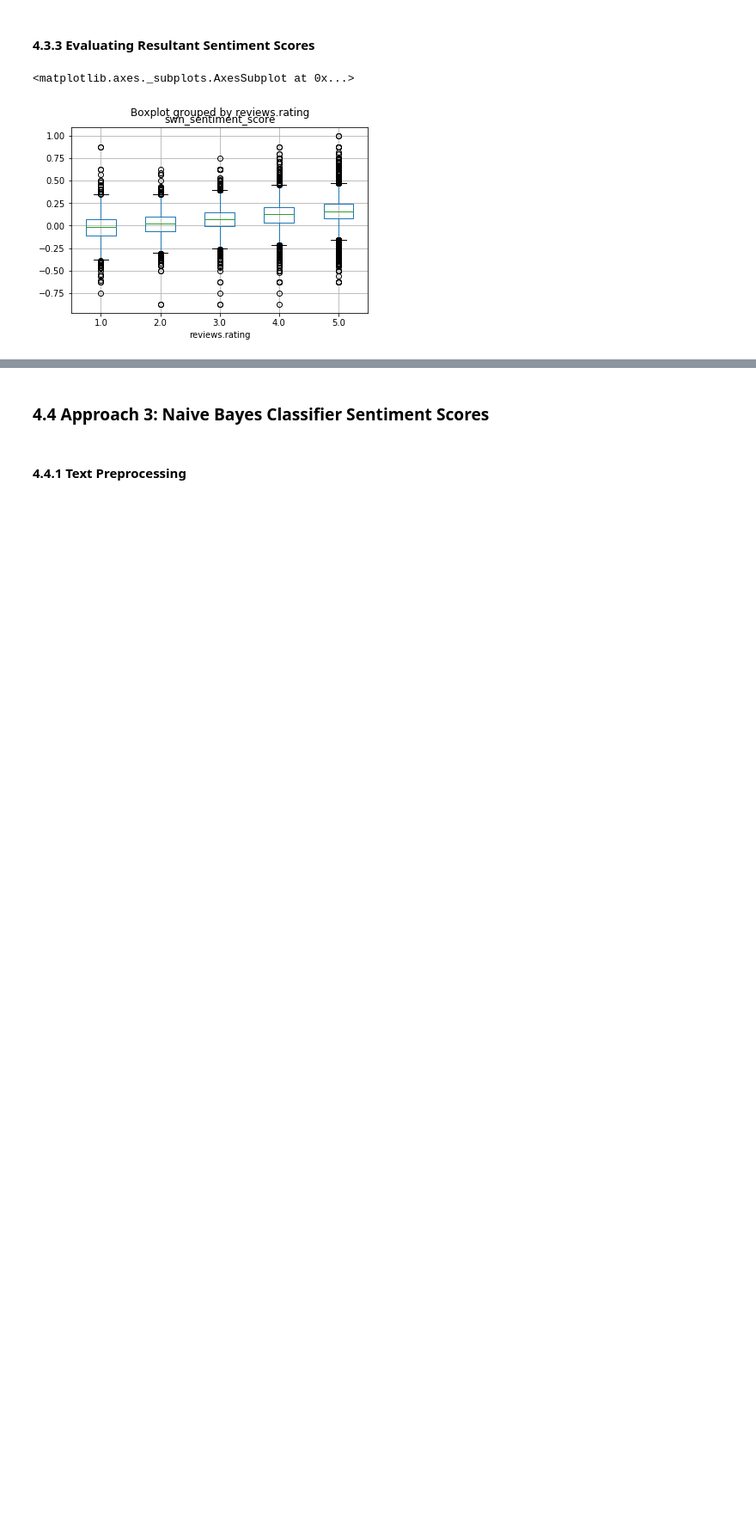
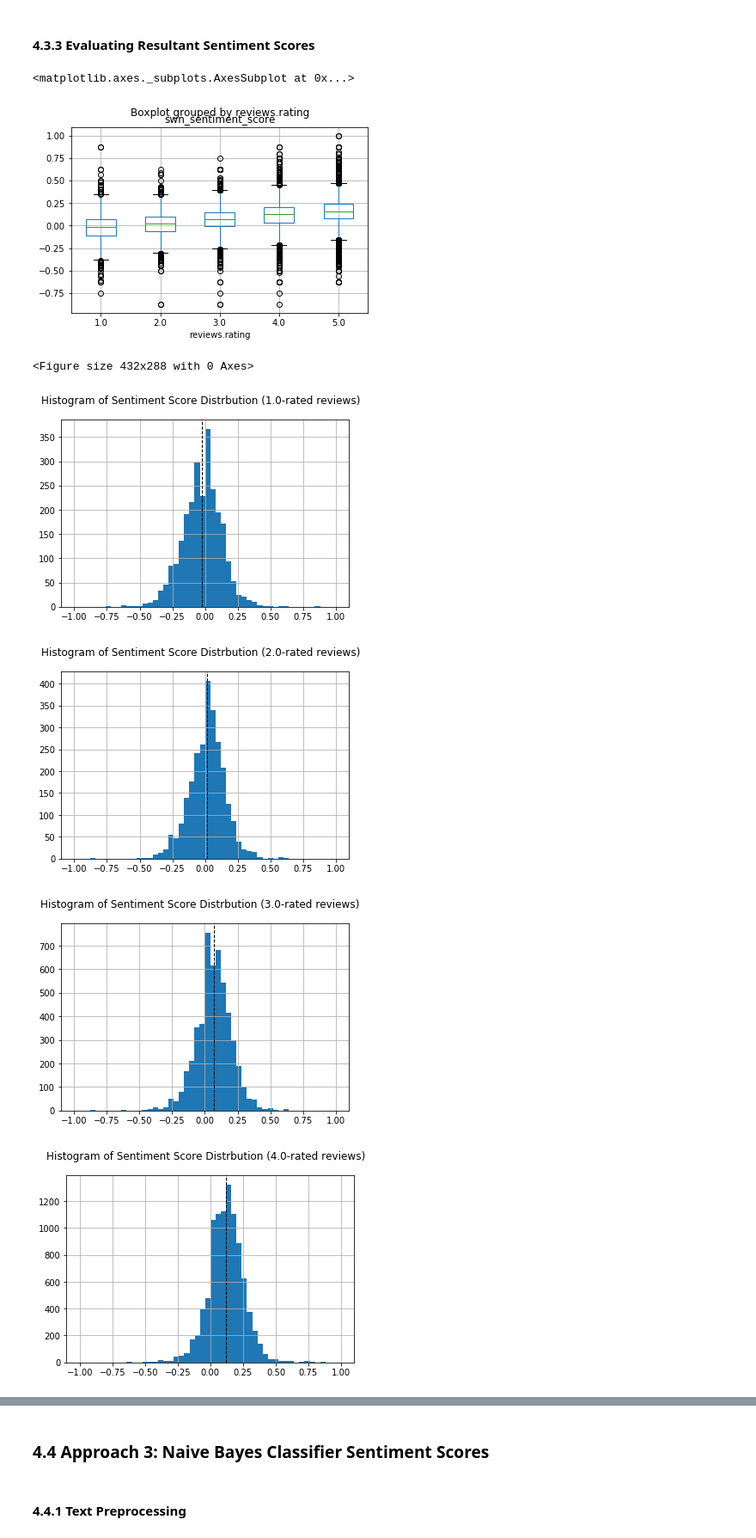
Before and after one commit to SJTButler/hotel-review-analysis, a Jupyter notebook: Hotel Review Analysis.ipynb, the cells around one changed output, grey strips where cells are left out. Shown at 86% size. Saved outputs shown, nothing was run; the diff lists cells and outputs as text; code cells hidden in the pictures; blank space fills up the shorter version.

```diff
--- a/Hotel Review Analysis.ipynb
+++ b/Hotel Review Analysis.ipynb
@@ -1198,3 +1184,31 @@ df.boxplot(column="swn_sentiment_score", by="reviews.rating")
 # %% [output]
 <matplotlib.axes._subplots.AxesSubplot at 0x...>
 [figure]
+# %%
+df[df["reviews.rating"] == 1.0]["swn_sentiment_score"].hist(bins=50, range=(-1, 1))
+#draw a line at the mean value in the histogram
+plt.axvline(df[df["reviews.rating"] == 1.0]["swn_sentiment_score"].mean(), color='k', linestyle='dashed', linewidth=1)
+plt.suptitle("Histogram of Sentiment Score Distrbution (1.0-rated reviews)")
+plt.figure()
+df[df["reviews.rating"] == 2.0]["swn_sentiment_score"].hist(bins=50, range=(-1, 1))
+plt.axvline(df[df["reviews.rating"] == 2.0]["swn_sentiment_score"].mean(), color='k', linestyle='dashed', linewidth=1)
+plt.suptitle("Histogram of Sentiment Score Distrbution (2.0-rated reviews)")
+plt.figure()
+df[df["reviews.rating"] == 3.0]["swn_sentiment_score"].hist(bins=50, range=(-1, 1))
+plt.axvline(df[df["reviews.rating"] == 3.0]["swn_sentiment_score"].mean(), color='k', linestyle='dashed', linewidth=1)
+plt.suptitle("Histogram of Sentiment Score Distrbution (3.0-rated reviews)")
+plt.figure()
+df[df["reviews.rating"] == 4.0]["swn_sentiment_score"].hist(bins=50, range=(-1, 1))
+plt.axvline(df[df["reviews.rating"] == 4.0]["swn_sentiment_score"].mean(), color='k', linestyle='dashed', linewidth=1)
+plt.suptitle("Histogram of Sentiment Score Distrbution (4.0-rated reviews)")
+plt.figure()
+df[df["reviews.rating"] == 5.0]["swn_sentiment_score"].hist(bins=50, range=(-1, 1))
+plt.axvline(df[df["reviews.rating"] == 5.0]["swn_sentiment_score"].mean(), color='k', linestyle='dashed', linewidth=1)
+plt.suptitle("Histogram of Sentiment Score Distrbution (5.0-rated reviews)")
+plt.figure()
+# %% [output]
+<Figure size 432x288 with 0 Axes>
+[figure, added]
+[figure, added]
+[figure, added]
+[figure, added]
```
Also changed, not shown: parts of 76 cells of this notebook.
